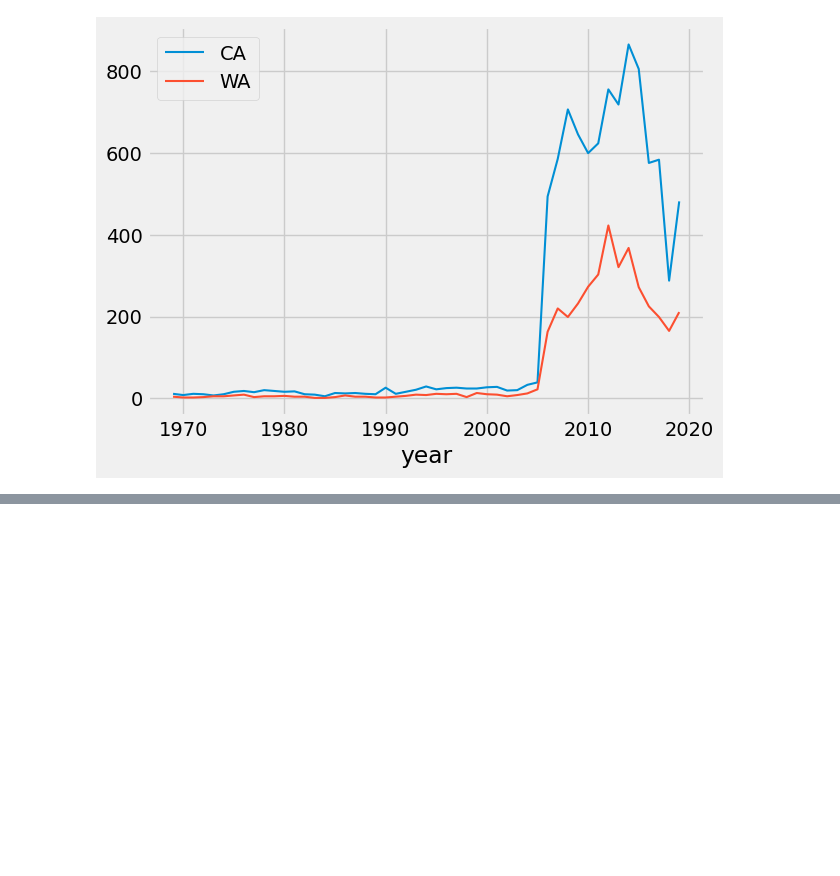
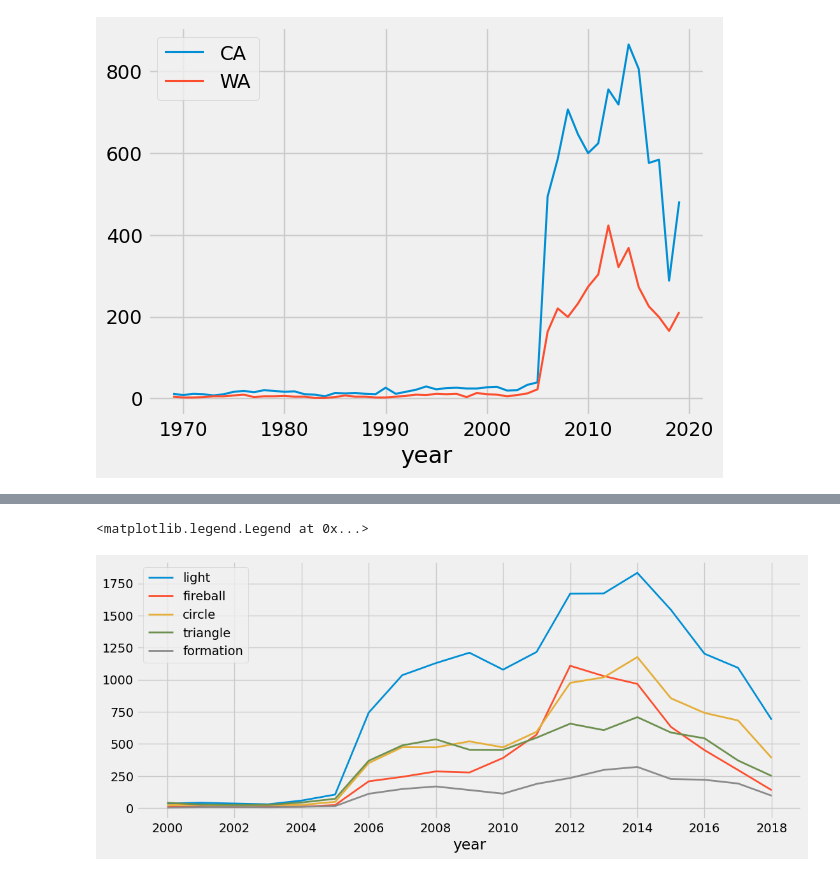
Before and after one commit to harshitgupta240197/Python, a Jupyter notebook: Pandas + Matplotlib/07.Line_Plots.ipynb, the cells around one changed output, grey strips where cells are left out. Cells and saved outputs as stored; diff of their text form; code cells hidden in the pictures; blank space fills up the shorter version.

Commit message:
Line Chart Challenge

```diff
--- a/Pandas + Matplotlib/07.Line_Plots.ipynb
+++ b/Pandas + Matplotlib/07.Line_Plots.ipynb
@@ -106,0 +138,5 @@ plt.legend(loc='upper left')
+# %%
+selected_shapes = ['circle', 'light', 'triangle', 'fireball', 'formation']
+selected_years = ufos['year'].between(2000,2018)
+# %%
+filtered = ufos[ufos['shape'].isin(selected_shapes) & (selected_years)]
@@ -106,0 +158,11 @@ plt.legend(loc='upper left')
+# %%
+plt.figure(figsize=(12,5))
+filtered[filtered['shape'] == 'light']['year'].value_counts().sort_index().plot(xticks=range(2000, 2019, 2), linewidth = 2, label = 'light')
+filtered[filtered['shape'] == 'fireball']['year'].value_counts().sort_index().plot(xticks=range(2000, 2019, 2), linewidth = 2, label = 'fireball')
+filtered[filtered['shape'] == 'circle']['year'].value_counts().sort_index().plot(xticks=range(2000, 2019, 2), linewidth = 2, label = 'circle')
+filtered[filtered['shape'] == 'triangle']['year'].value_counts().sort_index().plot(xticks=range(2000, 2019, 2), linewidth = 2, label = 'triangle')
+filtered[filtered['shape'] == 'formation']['year'].value_counts().sort_index().plot(xticks=range(2000, 2019, 2), linewidth = 2, label = 'formation')
+plt.legend()
+# %% [output]
+<matplotlib.legend.Legend at 0x...>
+[figure, added]
```
Also changed, not shown: parts of 4 cells of this notebook.
